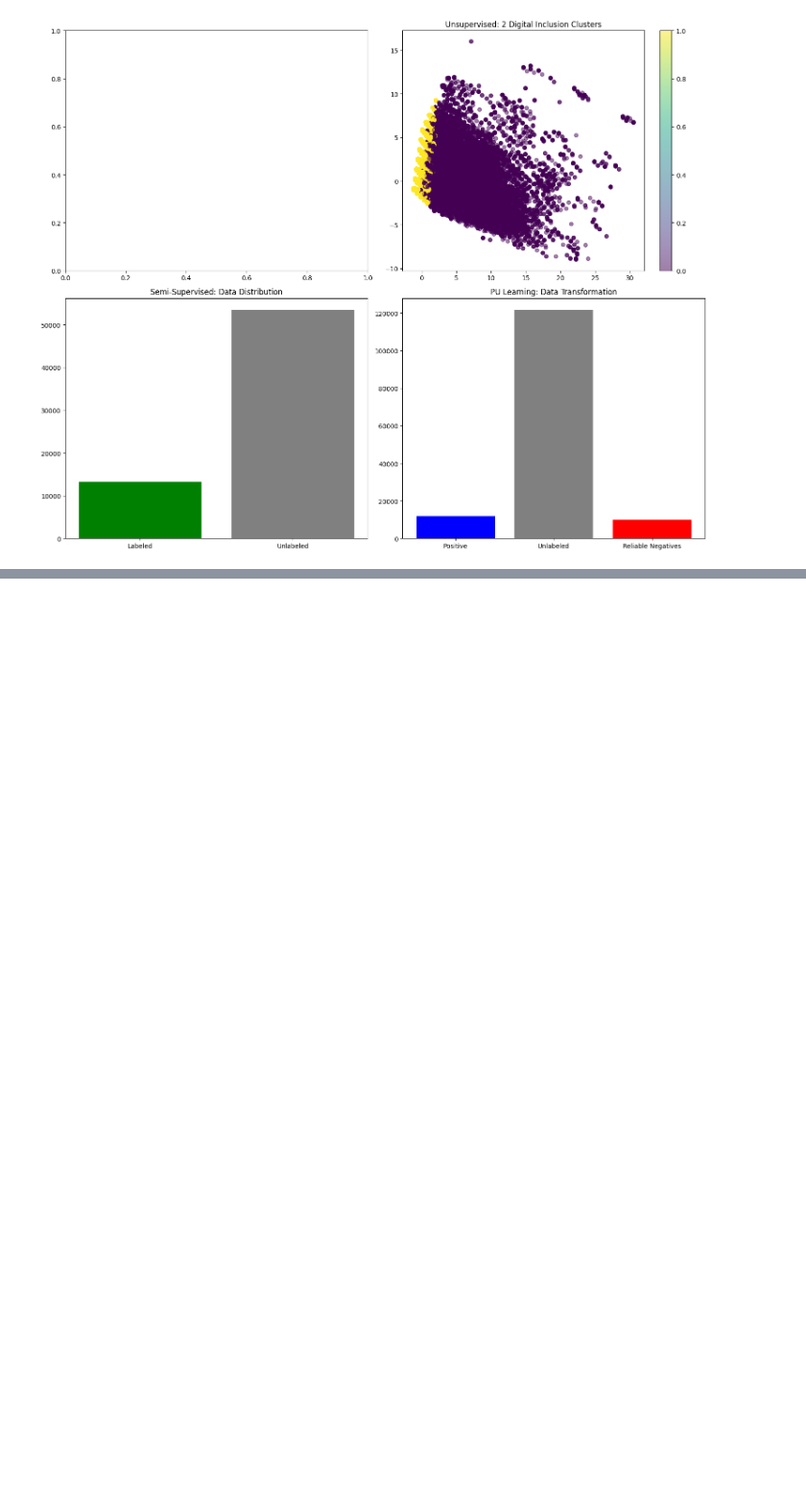
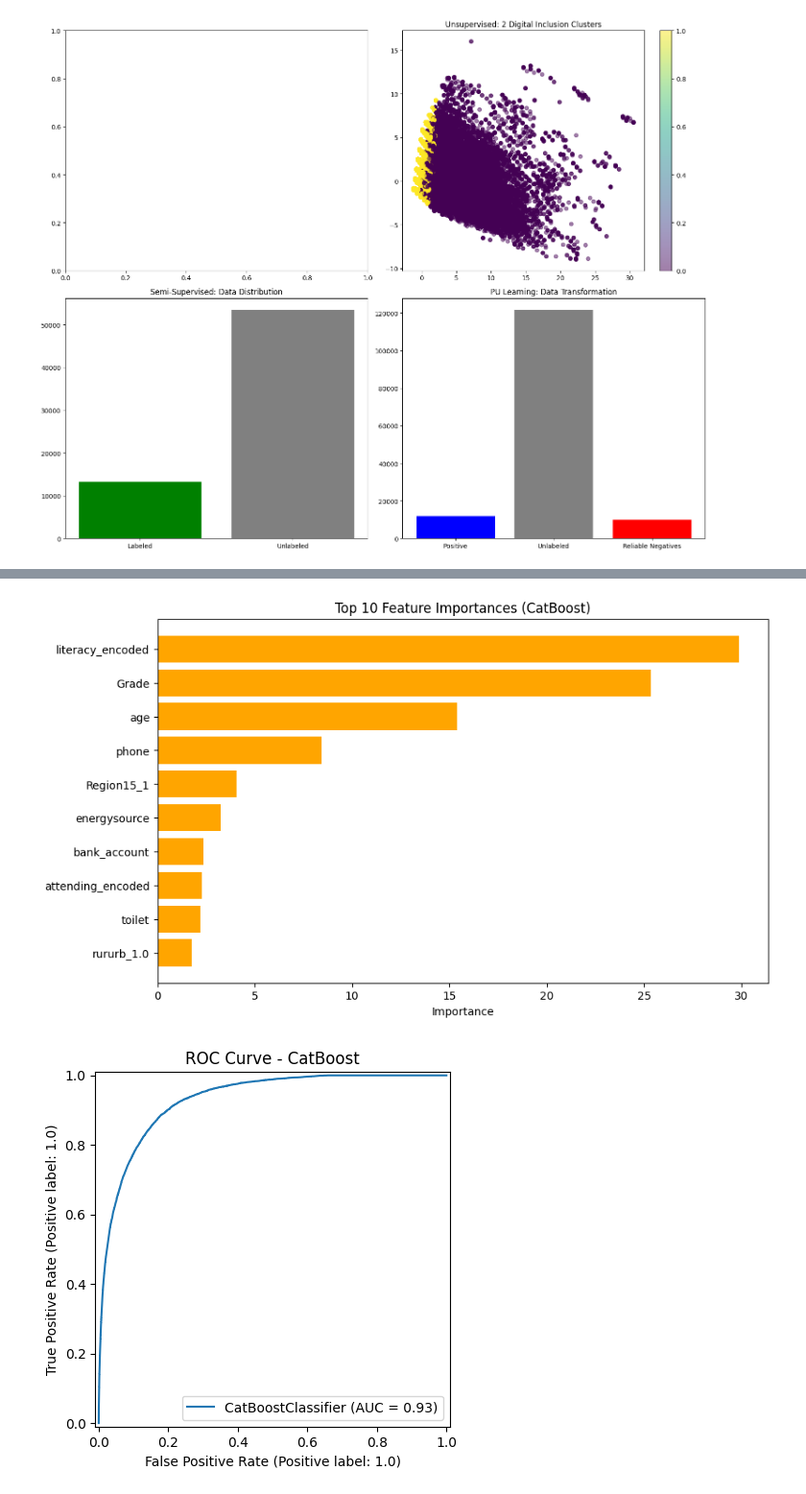
Before and after one commit to Se-babe/Internet_Acess_ML_project, a Jupyter notebook: predicting_internet_access.ipynb, the cells around one changed output, grey strips where cells are left out. Shown at 96% size. Cells and saved outputs as stored; diff of their text form; code cells hidden in the pictures; blank space fills up the shorter version.

```diff
--- a/predicting_internet_access.ipynb
+++ b/predicting_internet_access.ipynb
@@ -2856,0 +3454,75 @@ plt.show()
+# %%
+# =====================================================
+# CATBOOST (assuming X, y are ready)
+# =====================================================
+
+# Optional: install catboost if not already installed
+# !pip install catboost
+
+from catboost import CatBoostClassifier
+from sklearn.model_selection import train_test_split
+from sklearn.metrics import classification_report, confusion_matrix, roc_auc_score, RocCurveDisplay
+import matplotlib.pyplot as plt
+import pandas as pd
+import time
+
+# ---------------------------
+# 1. TRAIN-TEST SPLIT (if not already done)
+# ---------------------------
+X_train, X_test, y_train, y_test = train_test_split(
+    X, y, test_size=0.2, random_state=42, stratify=y
+)
+print(f"Train size: {X_train.shape[0]}, Test size: {X_test.shape[0]}")
+
+# ---------------------------
+# 2. TRAIN CATBOOST
+# ---------------------------
+catboost = CatBoostClassifier(
+    iterations=100,          # number of trees (similar to n_estimators)
+    learning_rate=0.1,
+    depth=3,                 # tree depth
+    random_seed=42,
+    verbose=0                # turn off training output
+)
+
+print("\n🚀 Training CatBoost...")
+start = time.time()
+catboost.fit(X_train, y_train)
+elapsed = time.time() - start
+print(f"✅ Done in {elapsed:.2f} seconds")
+
+# ---------------------------
+# 3. EVALUATE
+# ---------------------------
+y_pred = catboost.predict(X_test)
+y_proba = catboost.predict_proba(X_test)[:, 1]
+
+print("\n📊 Classification Report:")
+print(classification_report(y_test, y_pred, target_names=['No Internet','Has Internet']))
+print(f"ROC-AUC: {roc_auc_score(y_test, y_proba):.4f}")
+print("Confusion Matrix:\n", confusion_matrix(y_test, y_pred))
+
+# ---------------------------
+# 4. FEATURE IMPORTANCE
+# ---------------------------
+importances = catboost.get_feature_importance()
+feature_names = X.columns
+
+# Top 10 features
+feat_imp = pd.DataFrame({'feature': feature_names, 'importance': importances})
+feat_imp = feat_imp.sort_values('importance', ascending=False).head(10)
+
+plt.figure(figsize=(10,6))
+plt.barh(feat_imp['feature'], feat_imp['importance'], color='orange')
+plt.xlabel('Importance')
+plt.title('Top 10 Feature Importances (CatBoost)')
+plt.gca().invert_yaxis()
+plt.show()
+
+# ---------------------------
+# 5. ROC CURVE
+# ---------------------------
+RocCurveDisplay.from_estimator(catboost, X_test, y_test)
+plt.title('ROC Curve - CatBoost')
+plt.show()
+# %% [output]
@@ -2856,0 +3548,2 @@ plt.show()
+[figure, added]
+[figure, added]
```
Also changed, not shown: parts of 36 cells of this notebook, 14 other files.
